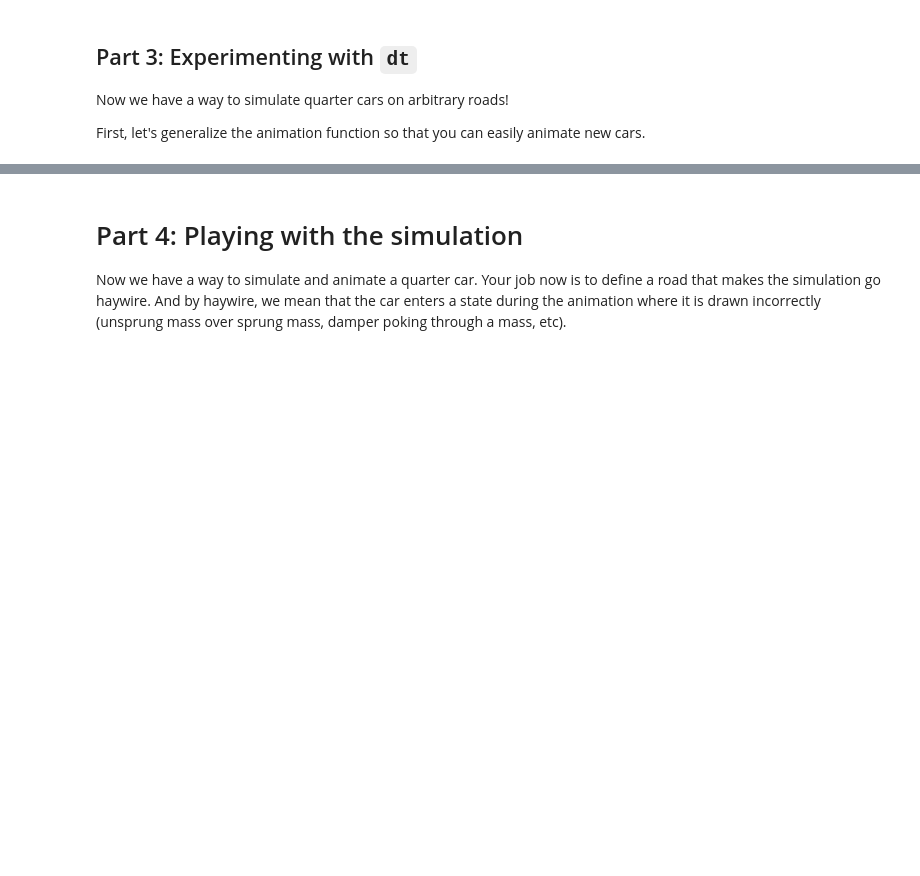
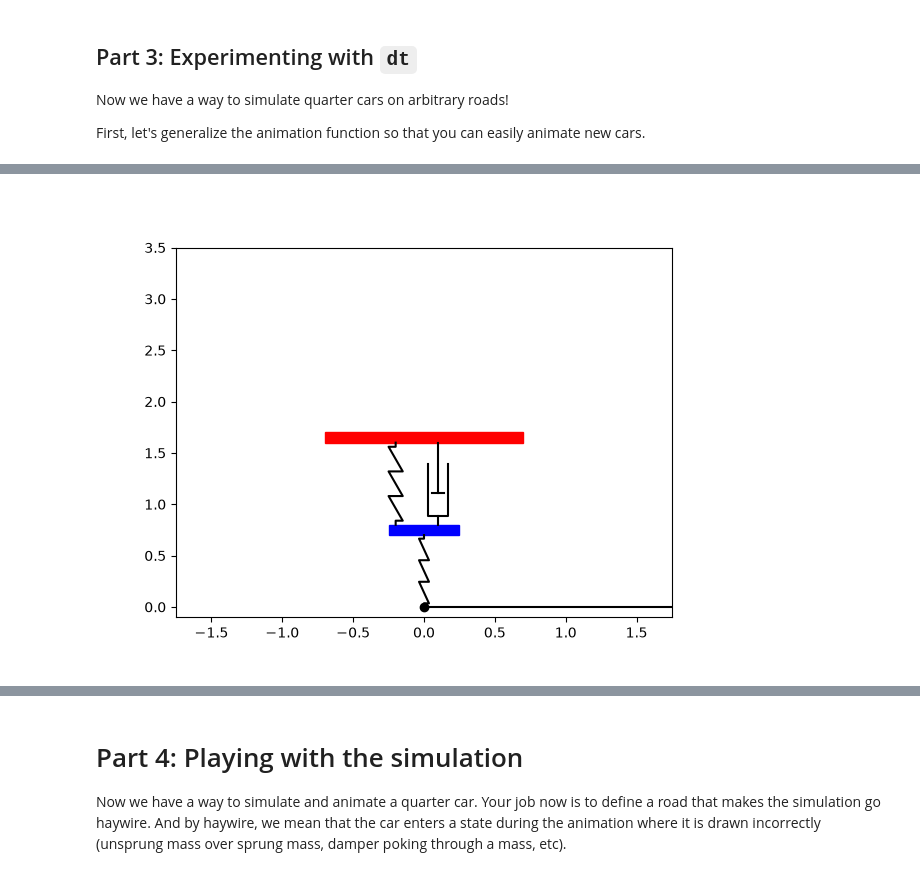
Before and after one commit to ikobat/IntroPythonProgramming, a Jupyter notebook: Week_6_simulation/Lab_6_simulating_quarter_car.ipynb, the cells around one changed output, grey strips where cells are left out. Saved outputs shown, nothing was run; the diff lists cells and outputs as text; code cells hidden in the pictures; blank space fills up the shorter version.

```diff
--- a/Week_6_simulation/Lab_6_simulating_quarter_car.ipynb
+++ b/Week_6_simulation/Lab_6_simulating_quarter_car.ipynb
@@ -442,7 +442,9 @@ def animate_car(car, velocity, dt, x_r, y_r, playback_speed=1.0):
     @return The animation object from animation.Funcanimation.
     """
     # GUIDES: Define function
-    ...
+    car.simulate(velocity, dt, x_r, y_r)
+    anim = animation.FuncAnimation(fig_anim, draw_car_frame, frames=len(car.x_r), interval=car.dt / playback_speed, repeat=False)
+    return anim
 # %%
 # This should work.
 #
@@ -456,10 +460,13 @@ plt.show()
 # %%
 # Next, let's try simulating the same quarter car on the same road,
 #  but with the large `dt` value that you used previously.
 #  You will notice that the car does not react to the bump because the simulation did not "see" the bump!
 #
 # GUIDES: Animate car with the large timestamp that misses the bump.
-...
+anim_2 = animate_car(car=car, velocity=10, dt=100, x_r=X_r, y_r=Y_r, playback_speed=0.5)
+plt.show()
+# %% [output]
+[figure, added]
 # %%
 # Now, let's try the same simulation, but make `dt` very small.
 # What ends up happening? Does your animation complete?
```
Also changed, not shown: parts of 8 cells of this notebook, 1 other file.
